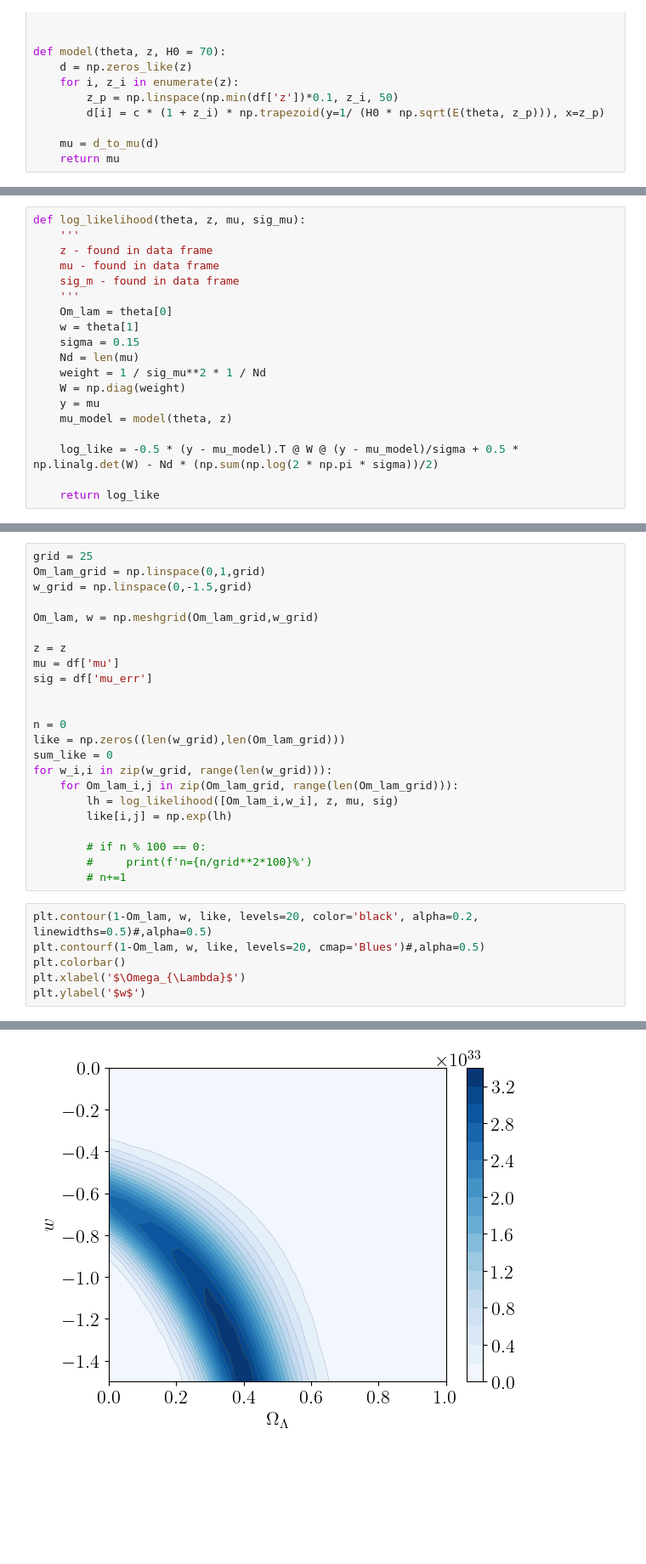
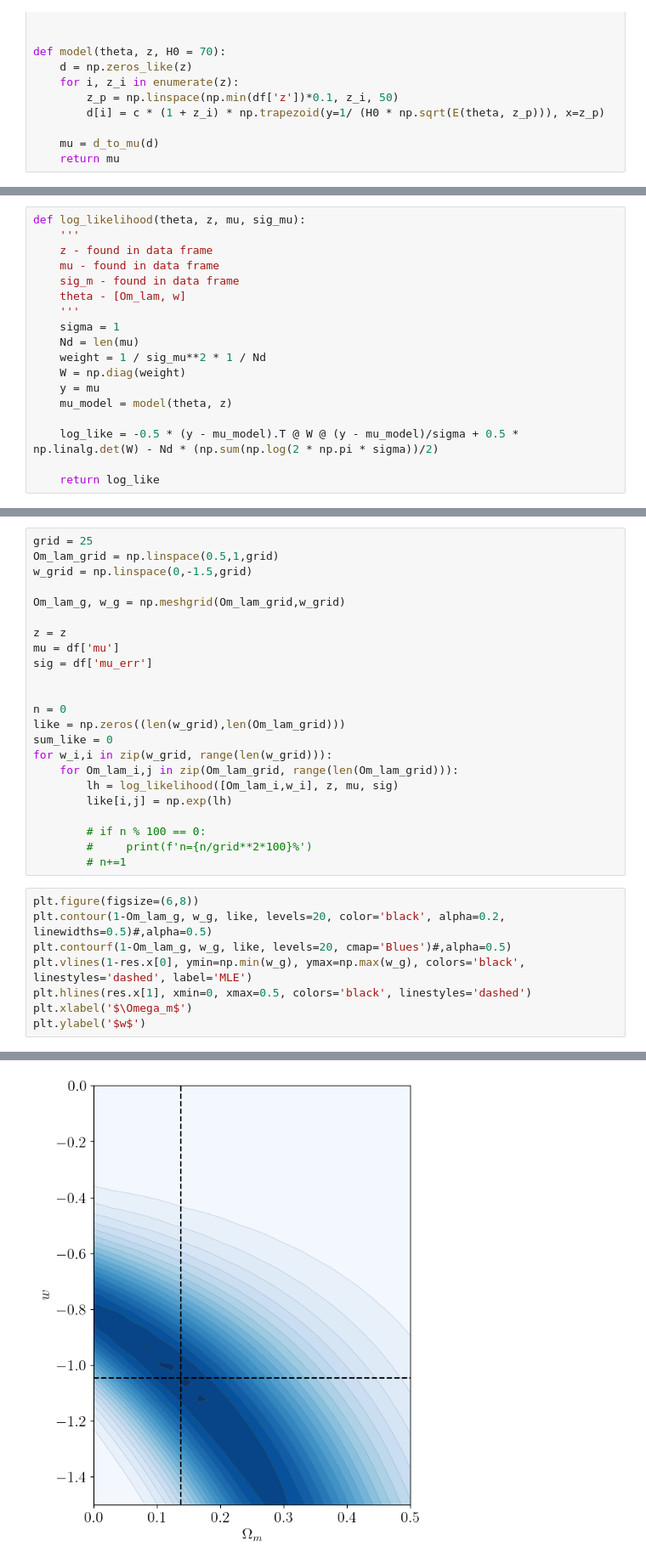
Before and after one commit to j-haralds/Advanced_sim, a Jupyter notebook: proj1_shared/proj1_2_jesper.ipynb, the cells around one changed output, grey strips where cells are left out. Shown at 85% size. Saved outputs shown, nothing was run; the diff lists cells and outputs as text; blank space fills up the shorter version.

```diff
--- a/proj1_shared/proj1_2_jesper.ipynb
+++ b/proj1_shared/proj1_2_jesper.ipynb
@@ -146,10 +146,9 @@ def log_likelihood(theta, z, mu, sig_mu):
     z - found in data frame
     mu - found in data frame
     sig_m - found in data frame
+    theta - [Om_lam, w]
     '''
-    Om_lam = theta[0]
-    w = theta[1]
-    sigma = 0.15
+    sigma = 1
     Nd = len(mu)
     weight = 1 / sig_mu**2 * 1 / Nd
     W = np.diag(weight)
@@ -183,10 +184,10 @@ Likelihood: 72.24123340741629
  hess_inv: <2x2 LbfgsInvHessProduct with dtype=float64>
 # %%
 grid = 25
-Om_lam_grid = np.linspace(0,1,grid)
+Om_lam_grid = np.linspace(0.5,1,grid)
 w_grid = np.linspace(0,-1.5,grid)
 
-Om_lam, w = np.meshgrid(Om_lam_grid,w_grid)
+Om_lam_g, w_g = np.meshgrid(Om_lam_grid,w_grid)
 
 z = z
 mu = df['mu']
@@ -205,14 +206,16 @@ for w_i,i in zip(w_grid, range(len(w_grid))):
         #     print(f'n={n/grid**2*100}%')
         # n+=1
 # %%
-plt.contour(1-Om_lam, w, like, levels=20, color='black', alpha=0.2, linewidths=0.5)#,alpha=0.5)
-plt.contourf(1-Om_lam, w, like, levels=20, cmap='Blues')#,alpha=0.5)
-plt.colorbar()
-plt.xlabel('$\Omega_{\Lambda}$')
+plt.figure(figsize=(6,8))
+plt.contour(1-Om_lam_g, w_g, like, levels=20, color='black', alpha=0.2, linewidths=0.5)#,alpha=0.5)
+plt.contourf(1-Om_lam_g, w_g, like, levels=20, cmap='Blues')#,alpha=0.5)
+plt.vlines(1-res.x[0], ymin=np.min(w_g), ymax=np.max(w_g), colors='black', linestyles='dashed', label='MLE')
+plt.hlines(res.x[1], xmin=0, xmax=0.5, colors='black', linestyles='dashed')
+plt.xlabel('$\Omega_m$')
 plt.ylabel('$w$')
 # %% [output]
 Text(0, 0.5, '$w$')
-[figure, old version]
+[figure, new version]
 # %%
 def bic(theta, z, mu, mu_err):
     Np = len(theta)
```
Also changed, not shown: parts of 1 cell of this notebook.
